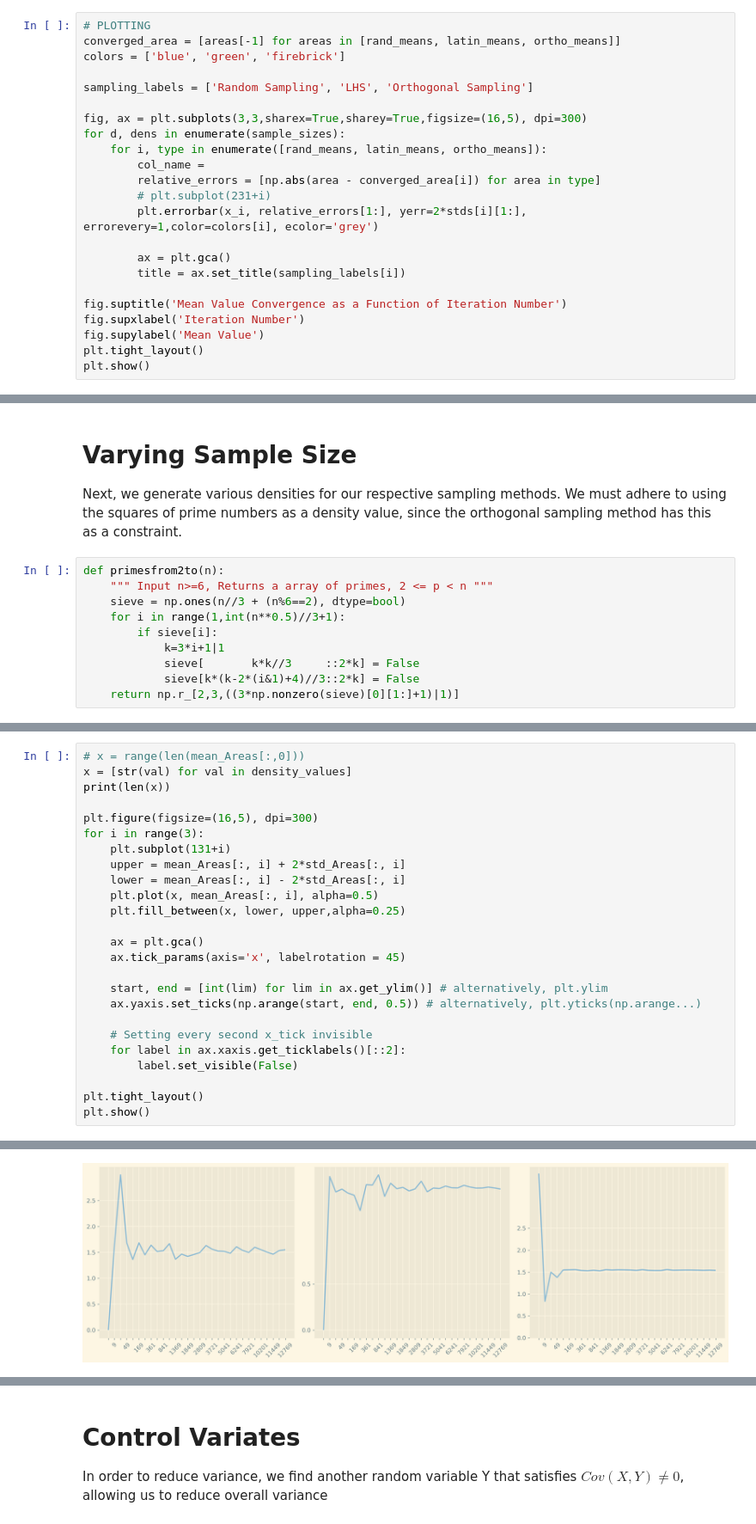
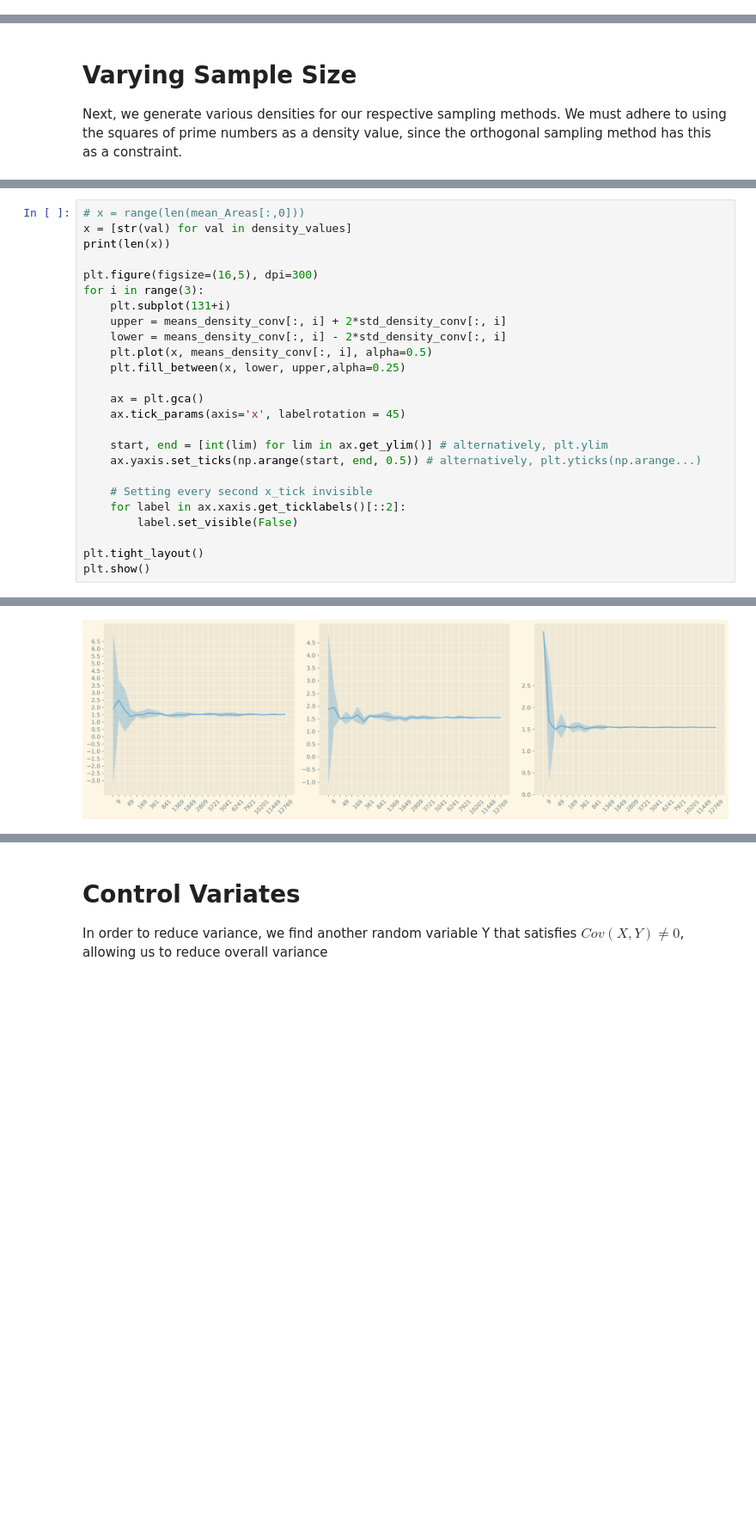
Before and after one commit to lendobo/Stochastic_Sim_1, a Jupyter notebook: mandelbrot.ipynb, the cells around one changed output, grey strips where cells are left out. Shown at 86% size. Drawn from its saved outputs; the diff is of its cells as text; blank space fills up the shorter version.

```diff
--- a/mandelbrot.ipynb
+++ b/mandelbrot.ipynb
@@ -259,23 +265,0 @@ for s in range(3):
-# %%
-# PLOTTING
-converged_area = [areas[-1] for areas in [rand_means, latin_means, ortho_means]]
-colors = ['blue', 'green', 'firebrick']
-
-sampling_labels = ['Random Sampling', 'LHS', 'Orthogonal Sampling']
-
-fig, ax = plt.subplots(3,3,sharex=True,sharey=True,figsize=(16,5), dpi=300)
-for d, dens in enumerate(sample_sizes):
-    for i, type in enumerate([rand_means, latin_means, ortho_means]):
-        col_name =
-        relative_errors = [np.abs(area - converged_area[i]) for area in type]
-        # plt.subplot(231+i)
-        plt.errorbar(x_i, relative_errors[1:], yerr=2*stds[i][1:], errorevery=1,color=colors[i], ecolor='grey')
-
-        ax = plt.gca()
-        title = ax.set_title(sampling_labels[i])
-
-fig.suptitle('Mean Value Convergence as a Function of Iteration Number')
-fig.supxlabel('Iteration Number')
-fig.supylabel('Mean Value')
-plt.tight_layout()
-plt.show()
@@ -288,15 +266,5 @@ print(all_rands)
 # %% [markdown]
 # Varying Sample Size
 Next, we generate various densities for our respective sampling methods. We must adhere to using the squares of prime numbers as a density value, since the orthogonal sampling method has this as a constraint.
-# %%
-def primesfrom2to(n):
-    """ Input n>=6, Returns a array of primes, 2 <= p < n """
-    sieve = np.ones(n//3 + (n%6==2), dtype=bool)
-    for i in range(1,int(n**0.5)//3+1):
-        if sieve[i]:
-            k=3*i+1|1
-            sieve[       k*k//3     ::2*k] = False
-            sieve[k*(k-2*(i&1)+4)//3::2*k] = False
-    return np.r_[2,3,((3*np.nonzero(sieve)[0][1:]+1)|1)]
 # %%
 N_s = 120 # CHANGE NUMBER OF DENSITIES HERE
@@ -355,29 +352,29 @@ for t in range(3):
 # %%
 # x = range(len(mean_Areas[:,0]))
 x = [str(val) for val in density_values]
 print(len(x))
 
 plt.figure(figsize=(16,5), dpi=300)
 for i in range(3):
     plt.subplot(131+i)
-    upper = mean_Areas[:, i] + 2*std_Areas[:, i]
-    lower = mean_Areas[:, i] - 2*std_Areas[:, i]
-    plt.plot(x, mean_Areas[:, i], alpha=0.5)
+    upper = means_density_conv[:, i] + 2*std_density_conv[:, i]
+    lower = means_density_conv[:, i] - 2*std_density_conv[:, i]
+    plt.plot(x, means_density_conv[:, i], alpha=0.5)
     plt.fill_between(x, lower, upper,alpha=0.25)
 
     ax = plt.gca()
     ax.tick_params(axis='x', labelrotation = 45)
 
     start, end = [int(lim) for lim in ax.get_ylim()] # alternatively, plt.ylim
     ax.yaxis.set_ticks(np.arange(start, end, 0.5)) # alternatively, plt.yticks(np.arange...)
 
     # Setting every second x_tick invisible
     for label in ax.xaxis.get_ticklabels()[::2]:
         label.set_visible(False)
 
 plt.tight_layout()
 plt.show()
 # %% [output]
 30
-[figure, old version]
+[figure, new version]
 # %% [markdown]
```
Also changed, not shown: parts of 19 cells of this notebook.
